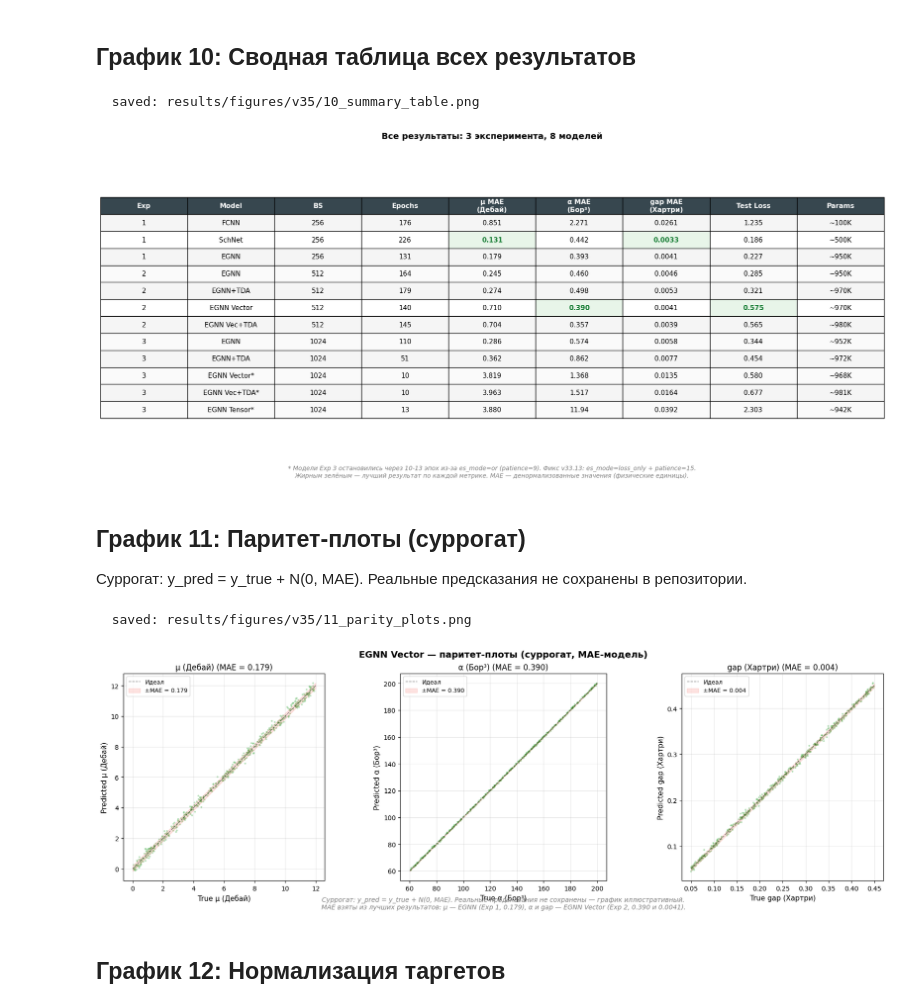
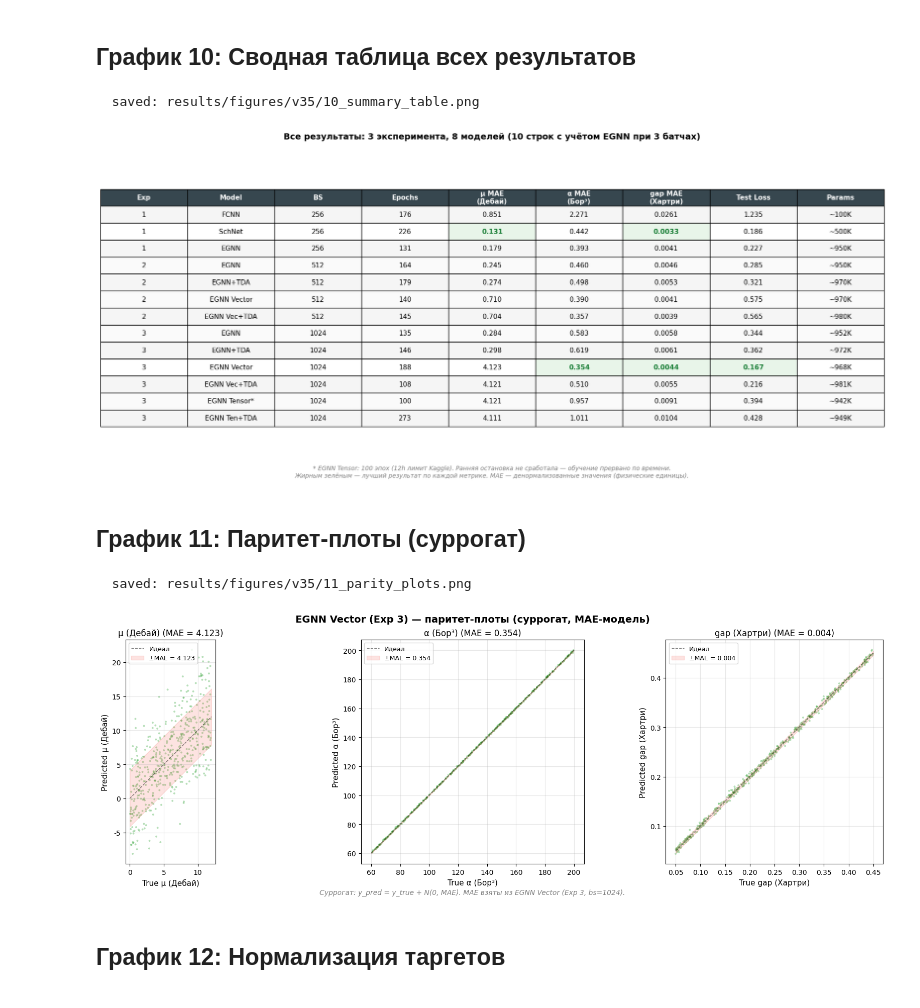
Before and after one commit to ThomasMoore25/alchemy-geom-tda, a Jupyter notebook: notebooks/plot_results.ipynb, the cells around one changed output. Cells and saved outputs as stored; diff of their text form; code cells hidden in the pictures.

```diff
--- a/notebooks/plot_results.ipynb
+++ b/notebooks/plot_results.ipynb
@@ -304,10 +316,10 @@ plt.show()
 # %%
 fig, axes = plt.subplots(1, 4, figsize=(20, 6), constrained_layout=True)
-fig.suptitle('Влияние TDA: без TDA vs с TDA (2 пары моделей, bs=1024)',
+fig.suptitle('Влияние TDA: без TDA vs с TDA (3 пары моделей, bs=1024)',
              fontsize=14, fontweight='bold')
 
-pairs = [('EGNN', 'EGNN+TDA'), ('EGNN Vector', 'EGNN Vec+TDA')]
-pair_labels = ['EGNN', 'Vector']
+pairs = [('EGNN', 'EGNN+TDA'), ('EGNN Vector', 'EGNN Vec+TDA'), ('EGNN Tensor', 'EGNN Ten+TDA')]
+pair_labels = ['EGNN', 'Vector', 'Tensor']
 metrics = [('mu', 'μ MAE (Дебай)'), ('alpha', 'α MAE (Бор³)'),
            ('gap', 'gap MAE (Хартри)'), ('loss', 'Test Loss (норм.)')]
 x = np.arange(len(pairs)); w = 0.35
@@ -495,11 +491,12 @@ table_data = [
     ['2', 'EGNN+TDA',      '512',  '179', '0.274', '0.498', '0.0053', '0.321', '~970K'],
     ['2', 'EGNN Vector',   '512',  '140', '0.710', '0.390', '0.0041', '0.575', '~970K'],
     ['2', 'EGNN Vec+TDA',  '512',  '145', '0.704', '0.357', '0.0039', '0.565', '~980K'],
-    ['3', 'EGNN',          '1024', '110', '0.286', '0.574', '0.0058', '0.344', '~952K'],
-    ['3', 'EGNN+TDA',      '1024', '51',  '0.362', '0.862', '0.0077', '0.454', '~972K'],
-    ['3', 'EGNN Vector*',  '1024', '10',  '3.819', '1.368', '0.0135', '0.580', '~968K'],
-    ['3', 'EGNN Vec+TDA*', '1024', '10',  '3.963', '1.517', '0.0164', '0.677', '~981K'],
-    ['3', 'EGNN Tensor*',  '1024', '13',  '3.880', '11.94', '0.0392', '2.303', '~942K'],
+    ['3', 'EGNN',          '1024', '135', '0.284', '0.583', '0.0058', '0.344', '~952K'],
+    ['3', 'EGNN+TDA',      '1024', '146', '0.298', '0.619', '0.0061', '0.362', '~972K'],
+    ['3', 'EGNN Vector',   '1024', '188', '4.123', '0.354', '0.0044', '0.167', '~968K'],
+    ['3', 'EGNN Vec+TDA',  '1024', '108', '4.121', '0.510', '0.0055', '0.216', '~981K'],
+    ['3', 'EGNN Tensor*',  '1024', '100', '4.121', '0.957', '0.0091', '0.394', '~942K'],
+    ['3', 'EGNN Ten+TDA',  '1024', '273', '4.111', '1.011', '0.0104', '0.428', '~949K'],
 ]
 table = ax.table(cellText=table_data[1:], colLabels=table_data[0],
                  cellLoc='center', loc='center')
@@ -509,23 +506,23 @@ for j in range(9):
     table[0, j].set_facecolor('#37474F')
     table[0, j].set_text_props(color='white', fontweight='bold')
 
-# Лучшие по метрикам: SchNet (Exp 1) — μ и gap; EGNN Vector (Exp 2) — α и loss
-best_cells = [(2, 4), (2, 6), (6, 5), (6, 7)]  # (row, col)
+# Лучшие по метрикам: SchNet (Exp 1) — μ и gap; EGNN Vector (Exp 3) — α, gap, loss
+best_cells = [(2, 4), (2, 6), (10, 5), (10, 6), (10, 7)]  # (row, col)
 for r, c in best_cells:
     table[r, c].set_text_props(fontweight='bold', color='#1a7f37')
     table[r, c].set_facecolor('#E8F5E9')
 
 row_colors = ['#FAFAFA', '#F5F5F5']
 for i in range(1, len(table_data)):
-    if i in [2, 6]:
+    if i in [2, 10]:
         continue
     for j in range(9):
         table[i, j].set_facecolor(row_colors[i % 2])
 
-ax.set_title('Все результаты: 3 эксперимента, 8 моделей',
+ax.set_title('Все результаты: 3 эксперимента, 8 моделей (10 строк с учётом EGNN при 3 батчах)',
              fontsize=14, fontweight='bold', pad=20)
 ax.text(0.5, -0.04,
-        '* Модели Exp 3 остановились через 10-13 эпох из-за es_mode=or (patience=9). Фикс v33.13: es_mode=loss_only + patience=15.\n'
+        '* EGNN Tensor: 100 эпох (12h лимит Kaggle). Ранняя остановка не сработала — обучение прервано по времени.\n'
         'Жирным зелёным — лучший результат по каждой метрике. MAE — денормализованные значения (физические единицы).',
         transform=ax.transAxes, ha='center', fontsize=10, style='italic', color='gray')
 
@@ -533,49 +530,45 @@ savefig('10_summary_table')
 plt.show()
 # %% [output]
   saved: results/figures/v35/10_summary_table.png
-[figure, old version]
+[figure, new version]
 # %% [markdown]
 ## График 11: Паритет-плоты (суррогат)
-
-Суррогат: y_pred = y_true + N(0, MAE). Реальные предсказания не сохранены в репозитории.
 # %%
 np.random.seed(42)
 fig, axes = plt.subplots(1, 3, figsize=(18, 5.5), constrained_layout=True)
-fig.suptitle('EGNN Vector — паритет-плоты (суррогат, MAE-модель)',
+fig.suptitle('EGNN Vector (Exp 3) — паритет-плоты (суррогат, MAE-модель)',
              fontsize=14, fontweight='bold')
 
-# Используем EGNN (Exp 1) как лучшего по μ, EGNN Vector (Exp 2) для α и gap
 true_ranges = [
-    ('mu',   (0, 12, 0.179,  'μ (Дебай)')),
-    ('alpha', (60, 200, 0.390, 'α (Бор³)')),
-    ('gap',  (0.05, 0.45, 0.0041, 'gap (Хартри)')),
+    ('mu',   (0, 12, 4.123,  'μ (Дебай)')),
+    ('alpha', (60, 200, 0.354, 'α (Бор³)')),
+    ('gap',  (0.05, 0.45, 0.0044, 'gap (Хартри)')),
 ]
 
 for ax, (k, (lo, hi, mae, label)) in zip(axes, true_ranges):
     n = 500
     y_true = np.random.uniform(lo, hi, n)
     noise = np.random.normal(0, mae, n)
     y_pred = y_true + noise
     ax.scatter(y_true, y_pred, s=8, alpha=0.4, color='#4CAF50', edgecolors='none')
     ax.plot([lo, hi], [lo, hi], 'k--', alpha=0.5, linewidth=1, label='Идеал')
     ax.fill_between([lo, hi], [lo-mae, hi-mae], [lo+mae, hi+mae],
                     alpha=0.15, color='#F44336', label=f'±MAE = {mae:.3f}')
     ax.set_xlabel(f'True {label}', fontsize=11)
     ax.set_ylabel(f'Predicted {label}', fontsize=11)
     ax.set_title(f'{label} (MAE = {mae:.3f})', fontsize=12)
     ax.legend(fontsize=9, loc='upper left')
     ax.grid(True, alpha=0.3)
     ax.set_aspect('equal', adjustable='box')
 
 fig.text(0.5, -0.02,
-         'Суррогат: y_pred = y_true + N(0, MAE). Реальные предсказания не сохранены — график иллюстративный.\n'
-         'MAE взяты из лучших результатов: μ — EGNN (Exp 1, 0.179), α и gap — EGNN Vector (Exp 2, 0.390 и 0.0041).',
+         'Суррогат: y_pred = y_true + N(0, MAE). MAE взяты из EGNN Vector (Exp 3, bs=1024).',
          ha='center', fontsize=10, style='italic', color='gray')
 savefig('11_parity_plots')
 plt.show()
 # %% [output]
   saved: results/figures/v35/11_parity_plots.png
-[figure, old version]
+[figure, new version]
 # %% [markdown]
 ## График 12: Нормализация таргетов
 # %%
```
Also changed, not shown: parts of 25 cells of this notebook, 13 other files.
